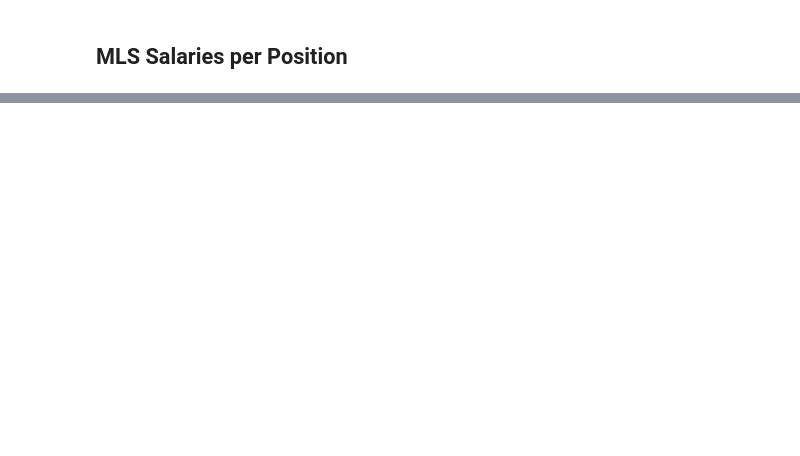
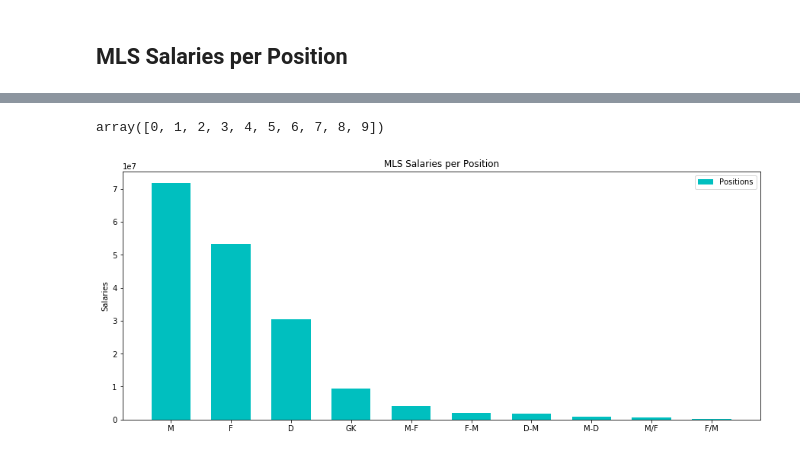
Before and after one commit to estevaoguerra19/us-soccer-salaries, a Jupyter notebook: main.ipynb, the cells around one changed output, grey strips where cells are left out. Drawn from its saved outputs; the diff is of its cells as text; code cells hidden in the pictures; blank space fills up the shorter version.

Commit message:
Adding MLS Salaries per Position

```diff
--- a/main.ipynb
+++ b/main.ipynb
@@ -175,0 +197,4 @@ plt.show()
+# %%
+# Grouping the dataset to plot later
+ps = data[['position', 'base_salary']].groupby(['position']).sum().reset_index().sort_values(by='base_salary', ascending=False)
+ps
@@ -175,0 +213,28 @@ plt.show()
+# %%
+# Building variables to have a proeficient code understanding
+
+positions = ps['position']
+salaries2 = ps['base_salary']
+# %%
+x = np.arange(len(positions))
+x
+# %% [output]
+array([0, 1, 2, 3, 4, 5, 6, 7, 8, 9])
+# %%
+length = 0.65
+# %%
+fig,ax = plt.subplots(figsize = (15,6))
+
+grafico = ax.bar(x, salaries2, length, label = 'Positions', color = 'C')
+
+ax.set_title('MLS Salaries per Position')
+ax.set_ylabel('Salaries')
+
+ax.set_xticks(x)
+ax.set_xticklabels(positions)
+ax.legend()
+
+
+plt.show()
+# %% [output]
+[figure, added]
```
Also changed, not shown: parts of 10 cells of this notebook.
